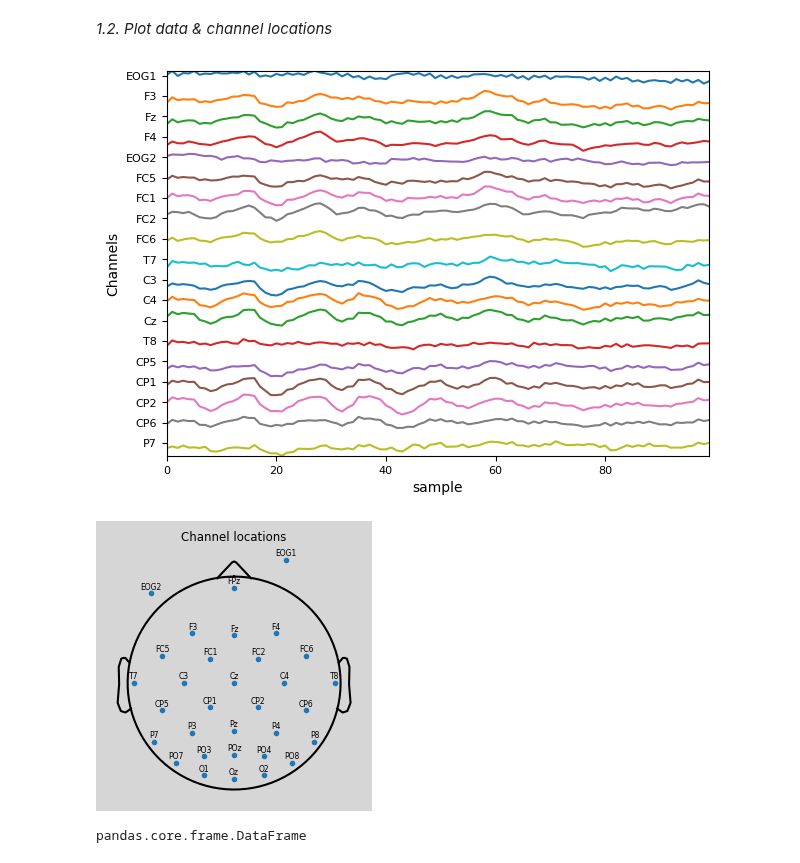
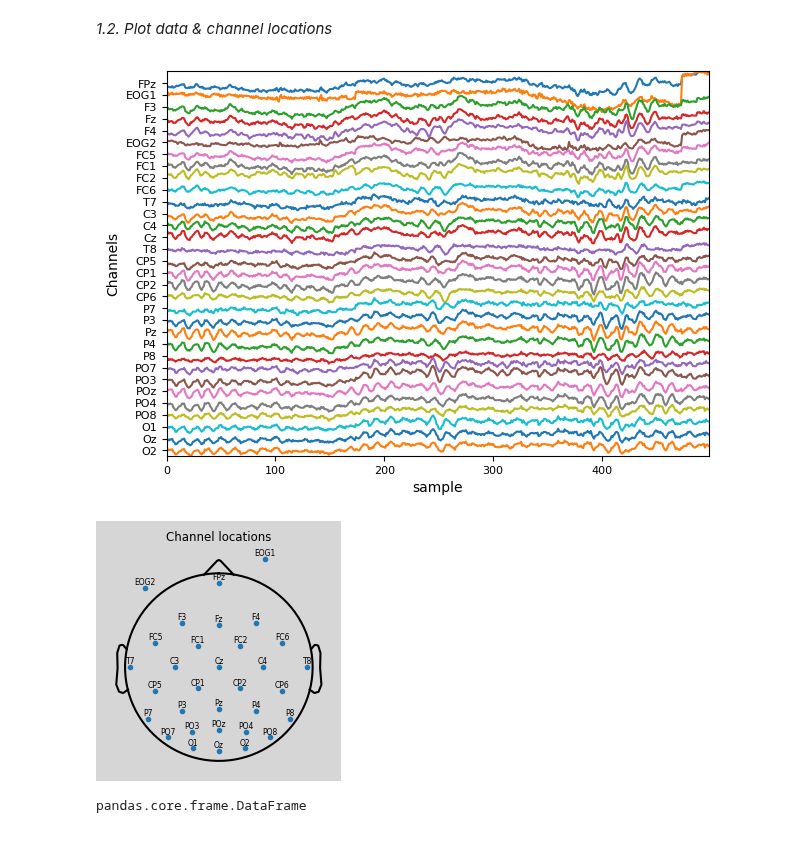
Before and after one commit to RezaSaadatyar/EEG-Lab, a Jupyter notebook: Code/App1_EEG.ipynb, the cells around one changed output. Drawn from its saved outputs; the diff is of its cells as text; code cells hidden in the pictures.

```diff
--- a/Code/App1_EEG.ipynb
+++ b/Code/App1_EEG.ipynb
@@ -81,7 +81,7 @@ def plot_data(data, first_point=0, last_point=100, channels=None, Fs=None, norma
 # -------------------------------------------- Plot Channel locations -------------------------------------------------
 def channel_locations(Th, Rd, channels):
 
-    fig, axs = plt.subplots(nrows=1, sharey='row', figsize=(3,3), facecolor='#D6D6D6')
+    fig, axs = plt.subplots(nrows=1, sharey='row', figsize=(2.7,2.7), facecolor='#D6D6D6')
 
     """hin = 1.06                 # hin = sq*plotrad*(1- 0.007/2)   # inner head ring radius
     hx = np.dot(rx,hin)
@@ -124,8 +124,9 @@ def channel_locations(Th, Rd, channels):
     axs.set_axis_off()
     axs.set_title('Channel locations',  fontsize=8.5)
     axs.set_aspect('equal', adjustable='box')
-    plt.tight_layout(),
+    plt.tight_layout()
     plt.subplots_adjust(wspace=0, hspace=0)
+    #axs.autoscale(enable=None, axis="y", tight=True)
 # -------------------------------------------------- Plot data --------------------------------------------------------
 # %% [markdown]
 *1. Importing the raw data*
@@ -149,12 +150,12 @@ data, channels = Prepare_data(data, channels)
 *1.2. Plot data & channel locations*
 # %%
 first_point = 0
-last_point = 3000
-plot_data(data.iloc[:,1:20],first_point=0, last_point=100, channels=None, Fs=None, normalize_data='off')
+last_point = 500
+plot_data(data, first_point, last_point,channels, Fs=None, normalize_data='off')
 channel_locations(Th, Rd, channels)
 # %% [output]
-[figure, old version]
+[figure, new version]
-[figure, old version]
+[figure, new version]
 # %%
 type(data)
 # %% [output]
```
